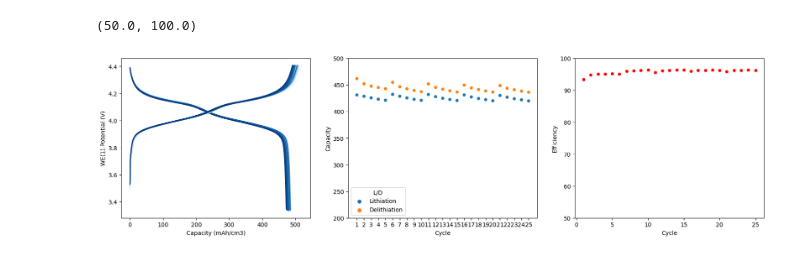
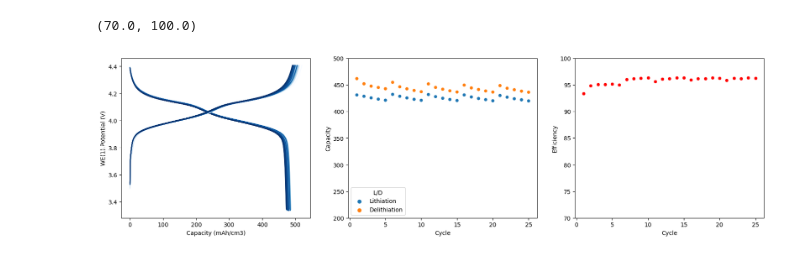
Before and after one commit to ridcil/Code, a Jupyter notebook: set2_files.ipynb, the cells around one changed output. Drawn from its saved outputs; the diff is of its cells as text; code cells hidden in the pictures.

```diff
--- a/set2_files.ipynb
+++ b/set2_files.ipynb
@@ -110,10 +110,10 @@ def cc(path, area, thickness):
             f = os.path.join(lith_path, i, j)
             df = pd.read_csv(f, sep = ';')
             df['Set'] = i[-1]
-            df['Cycle'] =  str(n)
+            df['Cycle'] =  n #str(n) ### string or int
             df['Capacity_calc'] = -df['WE(1).Charge (C)'] /3.6 / (area * 1e-7 * thickness)
             lithiation = pd.concat([lithiation, df], ignore_index=True)
-            capacity_l.loc[n] = (max(df['Capacity_calc']), str(n), 'Lithiation')
+            capacity_l.loc[n] = (max(df['Capacity_calc']), n, 'Lithiation')
 
             n += 1
 
@@ -124,10 +124,10 @@ def cc(path, area, thickness):
             f = os.path.join(delith_path, i, j)
             df = pd.read_csv(f, sep = ';')
             df['Set'] = i[-1]
-            df['Cycle'] =  str(n)
+            df['Cycle'] =  n
             df['Capacity_calc'] = df['WE(1).Charge (C)'] /3.6 / (area * 1e-7 * thickness)
             delithiation = pd.concat([delithiation, df], ignore_index=True)
-            capacity_d.loc[n] = (max(df['Capacity_calc']), str(n), 'Delithiation')
+            capacity_d.loc[n] = (max(df['Capacity_calc']), n, 'Delithiation')
             n += 1
     capacity = pd.concat([capacity_l, capacity_d], ignore_index=True)
     efficiency['Efficiency'] = capacity_l['Capacity'] / capacity_d['Capacity'] * 100
@@ -135,23 +135,19 @@ def cc(path, area, thickness):
 
 
     return lithiation, delithiation, capacity, efficiency
-
-
-
-# setup_files(path)
 # %%
 path = r'C:\Users\lopezb41\OneDrive - imec\Documents\Experiments\Data\Electrochemical\Preannealing\Set2\NA_01'
 setup_files(path)
 l, d, c, e = cc(path, 0.785, 90)
 cmap = 'Blues'
 fig, ax = plt.subplots(1,3, dpi = 100, figsize = (20,5))
 sns.lineplot(data = l, x = 'Capacity (mAh/cm3)', y = 'WE(1).Potential (V)', hue = 'Cycle', palette = cmap, legend = False, ax = ax[0])
 sns.lineplot(data = d, x = 'Capacity (mAh/cm3)', y = 'WE(1).Potential (V)', hue = 'Cycle', palette = cmap, legend = False, ax = ax[0])
 sns.scatterplot(data = c, x = 'Cycle', y = 'Capacity', hue = 'L/D', ax = ax[1] )
 sns.scatterplot(data = e, x = 'Cycle', y = 'Efficiency', c = 'r')
 
 ax[1].set_ylim(200, 500)
-ax[2].set_ylim(50, 100)
+ax[2].set_ylim(70, 100)
 # %% [output]
-(50.0, 100.0)
+(70.0, 100.0)
-[figure, old version]
+[figure, new version]
```
Also changed, not shown: parts of 2 cells of this notebook.
